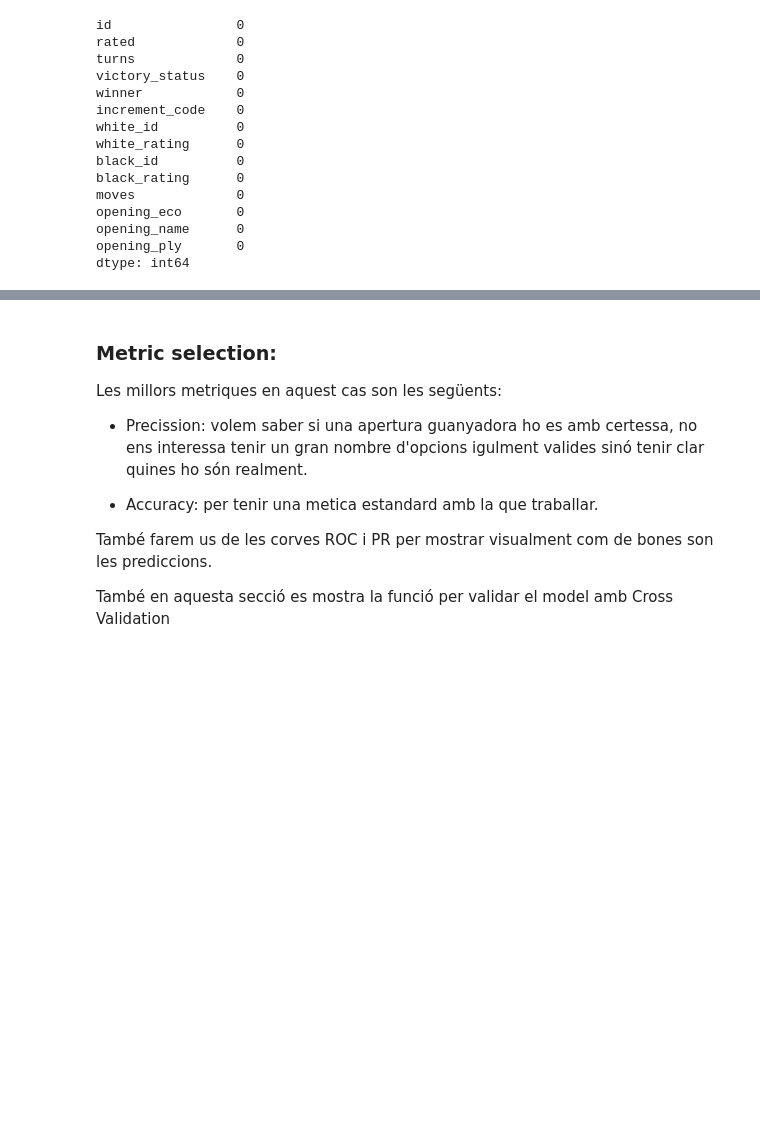
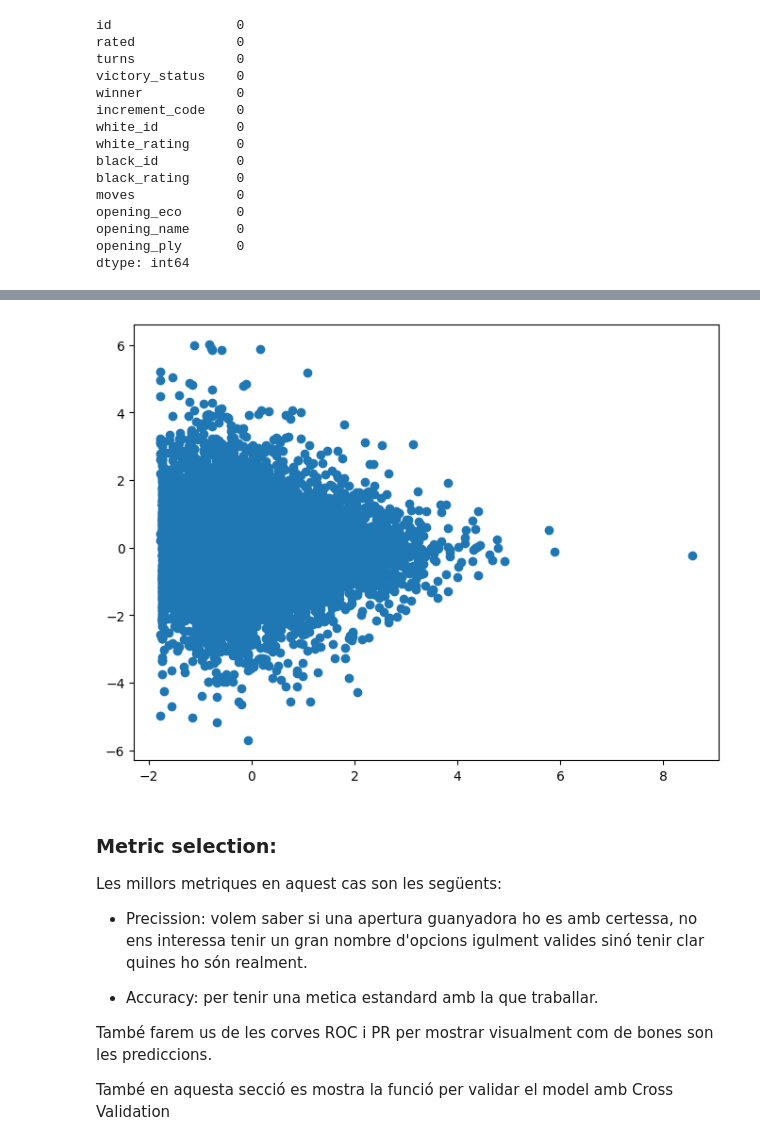
Before and after one commit to NIU1679937/ChestKaggle, a Jupyter notebook: Cas_Kaggle_ApC.ipynb, the cells around one changed output, grey strips where cells are left out. Cells and saved outputs as stored; diff of their text form; code cells hidden in the pictures; blank space fills up the shorter version.

```diff
--- a/Cas_Kaggle_ApC.ipynb
+++ b/Cas_Kaggle_ApC.ipynb
@@ -371,3 +417,0 @@ train_set
-# %%
-test_set = eliminar_atributs(test_set,["id","white_id","black_id","white_id","moves","opening_name", "winner"])
-test_set
@@ -422,3 +473,20 @@ plt.rcParams["figure.figsize"] = (8,6) # execute this cell 2 times because it is
+# %%
+y_train = train_set['winner']
+X_train = train_set.drop(columns=['winner'])
+y_test = test_set['winner']
+X_test = test_set.drop(columns=['winner'])
+
+scaler = StandardScaler()
+X_train = scaler.fit_transform(X_train)
+X_test = scaler.fit_transform(X_test)
+
+turns= X_train[:, train_set.columns.get_loc("turns")]
+diff_rating=  X_train[: ,train_set.columns.get_loc("diff_rating") - 1]
+
+plt.scatter(turns,diff_rating)
+plt.rcParams["figure.figsize"] = (8,6)
+# %% [output]
+[figure, added]
 # %% [markdown]
 ### Metric selection:
 
```
Also changed, not shown: parts of 49 cells of this notebook.
